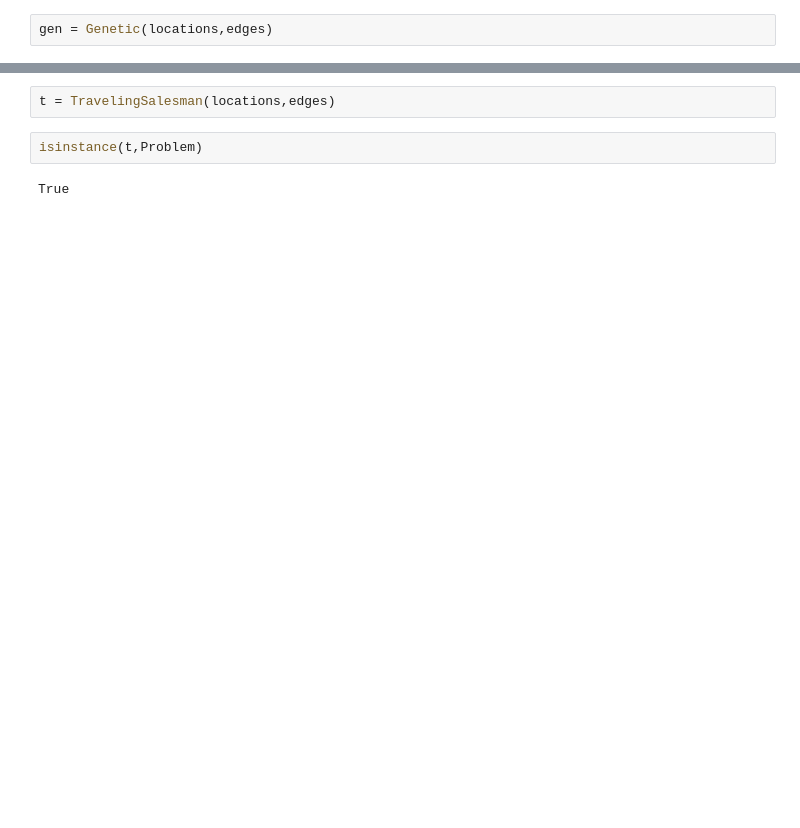
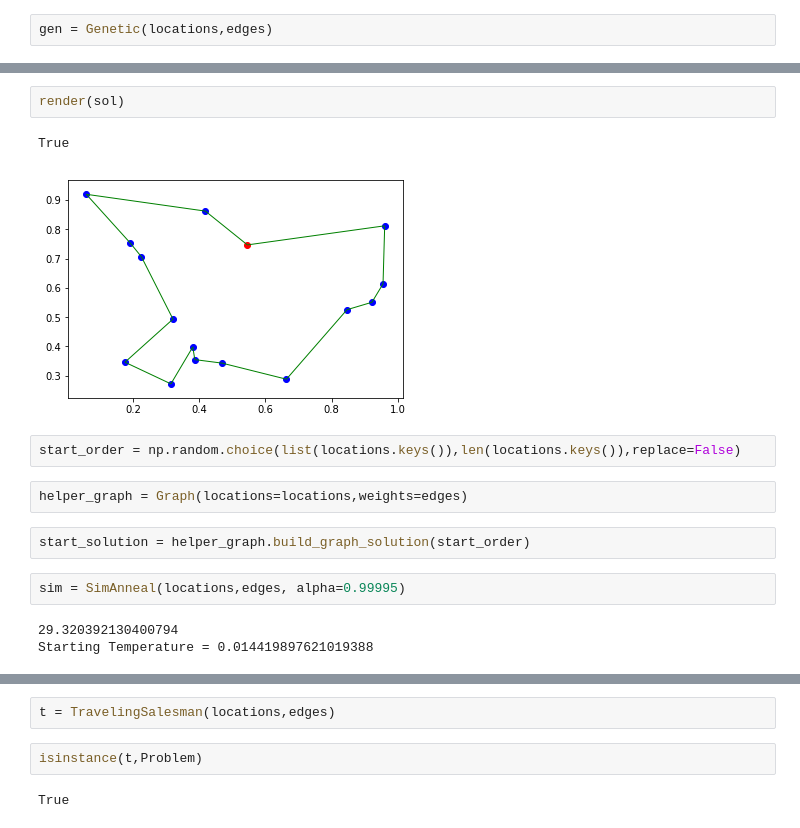
Before and after one commit to Ciro-Taranto/tsp_exercise, a Jupyter notebook: Untitled.ipynb, the cells around one changed output, grey strips where cells are left out. Cells and saved outputs as stored; diff of their text form; blank space fills up the shorter version.

```diff
--- a/Untitled.ipynb
+++ b/Untitled.ipynb
@@ -43,0 +38,16 @@ gen = Genetic(locations,edges)
+# %%
+render(sol)
+# %% [output]
+True
+[figure, added]
+# %%
+start_order = np.random.choice(list(locations.keys()),len(locations.keys()),replace=False)
+# %%
+helper_graph = Graph(locations=locations,weights=edges)
+# %%
+start_solution = helper_graph.build_graph_solution(start_order)
+# %%
+sim = SimAnneal(locations,edges, alpha=0.99995)
+# %% [output]
+29.320392130400794
+Starting Temperature = 0.014419897621019388
```
Also changed, not shown: parts of 17 cells of this notebook, 1 other file.
